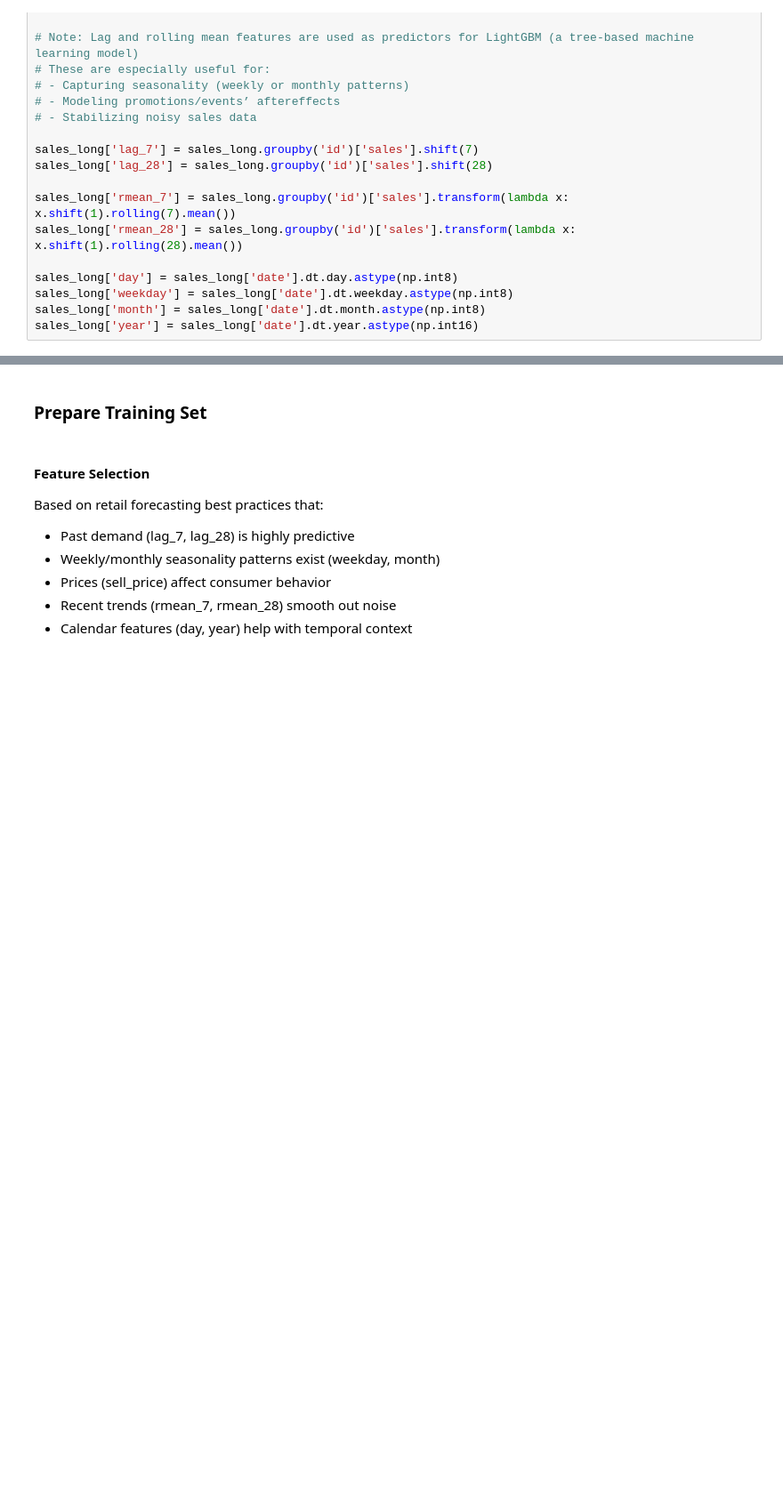
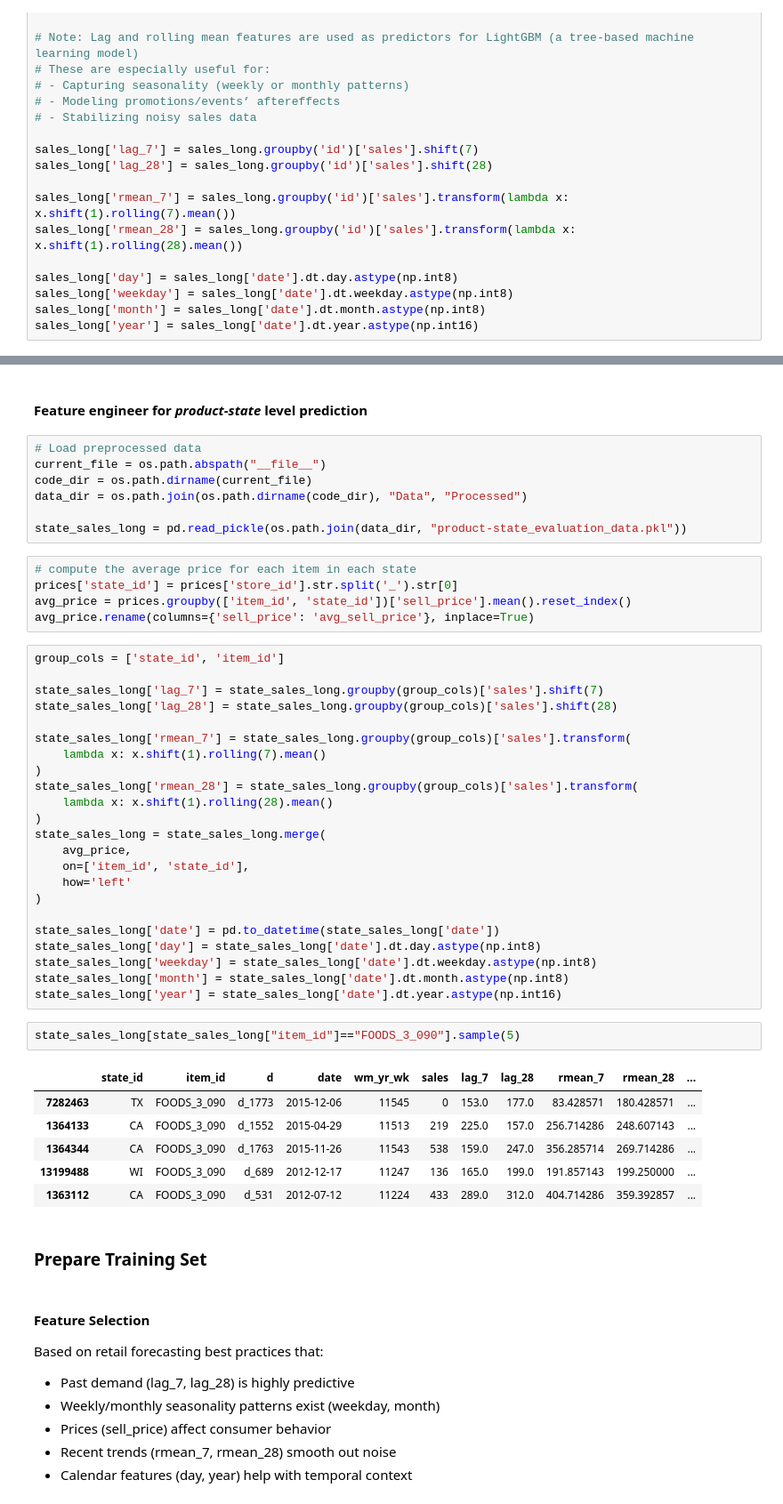
Before and after one commit to Clairey33/IOE541-Project----From-Forecasts-to-Fulfillment, a Jupyter notebook: Code/lgbm_forecast.ipynb, the cells around one changed output, grey strips where cells are left out. Shown: that part at 89% size. Saved outputs shown, nothing was run; the diff lists cells and outputs as text; blank space fills up the shorter version.

```diff
--- a/Code/lgbm_forecast.ipynb
+++ b/Code/lgbm_forecast.ipynb
@@ -155,3 +290,49 @@ sales_long['year'] = sales_long['date'].dt.year.astype(np.int16)
+# %% [markdown]
+#### Feature engineer for *_product-state_* level prediction
+# %%
+# Load preprocessed data
+current_file = os.path.abspath("__file__")
+code_dir = os.path.dirname(current_file)
+data_dir = os.path.join(os.path.dirname(code_dir), "Data", "Processed")
+
+state_sales_long = pd.read_pickle(os.path.join(data_dir, "product-state_evaluation_data.pkl"))
+# %%
+# compute the average price for each item in each state
+prices['state_id'] = prices['store_id'].str.split('_').str[0]
+avg_price = prices.groupby(['item_id', 'state_id'])['sell_price'].mean().reset_index()
+avg_price.rename(columns={'sell_price': 'avg_sell_price'}, inplace=True)
+# %%
+group_cols = ['state_id', 'item_id']
+
+state_sales_long['lag_7'] = state_sales_long.groupby(group_cols)['sales'].shift(7)
+state_sales_long['lag_28'] = state_sales_long.groupby(group_cols)['sales'].shift(28)
+
+state_sales_long['rmean_7'] = state_sales_long.groupby(group_cols)['sales'].transform(
+    lambda x: x.shift(1).rolling(7).mean()
+)
+state_sales_long['rmean_28'] = state_sales_long.groupby(group_cols)['sales'].transform(
+    lambda x: x.shift(1).rolling(28).mean()
+)
+state_sales_long = state_sales_long.merge(
+    avg_price,
+    on=['item_id', 'state_id'],
+    how='left'
+)
+
+state_sales_long['date'] = pd.to_datetime(state_sales_long['date'])
+state_sales_long['day'] = state_sales_long['date'].dt.day.astype(np.int8)
+state_sales_long['weekday'] = state_sales_long['date'].dt.weekday.astype(np.int8)
+state_sales_long['month'] = state_sales_long['date'].dt.month.astype(np.int8)
+state_sales_long['year'] = state_sales_long['date'].dt.year.astype(np.int16)
+# %%
+state_sales_long[state_sales_long["item_id"]=="FOODS_3_090"].sample(5)
+# %% [output]
+|  | state_id | item_id | d | date | wm_yr_wk | sales | lag_7 | lag_28 | rmean_7 | rmean_28 | ... |
+| 7282463 | TX | FOODS_3_090 | d_1773 | 2015-12-06 | 11545 | 0 | 153.0 | 177.0 | 83.428571 | 180.428571 | ... |
+| 1364133 | CA | FOODS_3_090 | d_1552 | 2015-04-29 | 11513 | 219 | 225.0 | 157.0 | 256.714286 | 248.607143 | ... |
+| 1364344 | CA | FOODS_3_090 | d_1763 | 2015-11-26 | 11543 | 538 | 159.0 | 247.0 | 356.285714 | 269.714286 | ... |
+| 13199488 | WI | FOODS_3_090 | d_689 | 2012-12-17 | 11247 | 136 | 165.0 | 199.0 | 191.857143 | 199.250000 | ... |
+| 1363112 | CA | FOODS_3_090 | d_531 | 2012-07-12 | 11224 | 433 | 289.0 | 312.0 | 404.714286 | 359.392857 | ... |
 # %% [markdown]
 ### Prepare Training Set
 # %% [markdown]
```
Also changed, not shown: parts of 54 cells of this notebook, 9 other files.
